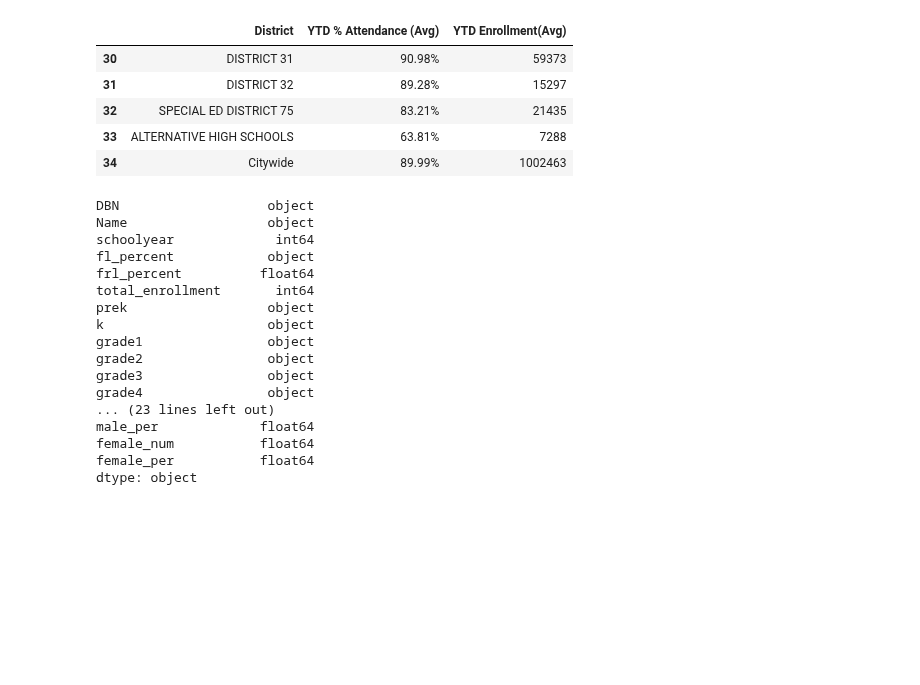
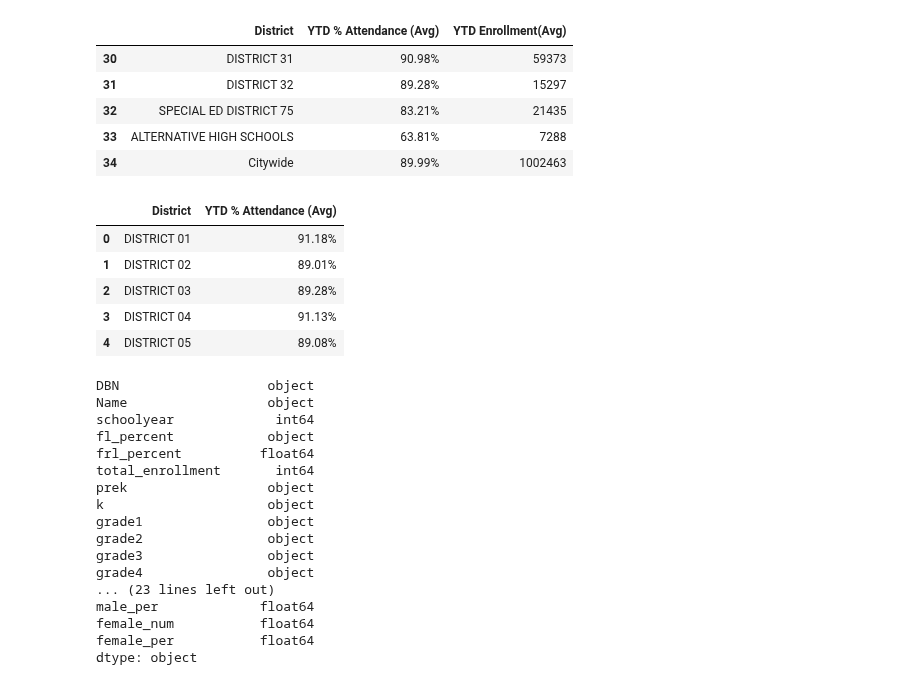
Before and after one commit to ckyko/CSC59970Project, a Jupyter notebook: school_scores.ipynb, the cells around one changed output. Saved outputs shown, nothing was run; the diff lists cells and outputs as text; code cells hidden in the pictures; blank space fills up the shorter version.

```diff
--- a/school_scores.ipynb
+++ b/school_scores.ipynb
@@ -125,6 +141,18 @@ dtype: object
 | 32 | SPECIAL ED DISTRICT 75 | 83.21% | 21435 |
 | 33 | ALTERNATIVE HIGH SCHOOLS | 63.81% | 7288 |
 | 34 | Citywide | 89.99% | 1002463 |
+# %%
+att = r_att.loc[:, {'District','YTD % Attendance (Avg)'}]
+for i in
+
+att.head()
+# %% [output]
+|  | District | YTD % Attendance (Avg) |
+| 0 | DISTRICT 01 | 91.18% |
+| 1 | DISTRICT 02 | 89.01% |
+| 2 | DISTRICT 03 | 89.28% |
+| 3 | DISTRICT 04 | 91.13% |
+| 4 | DISTRICT 05 | 89.08% |
 # %%
 r_demo = pd.read_csv(DATA_PATH_DEMO)
 print(r_demo.dtypes)
```
Also changed, not shown: parts of 3 cells of this notebook.
